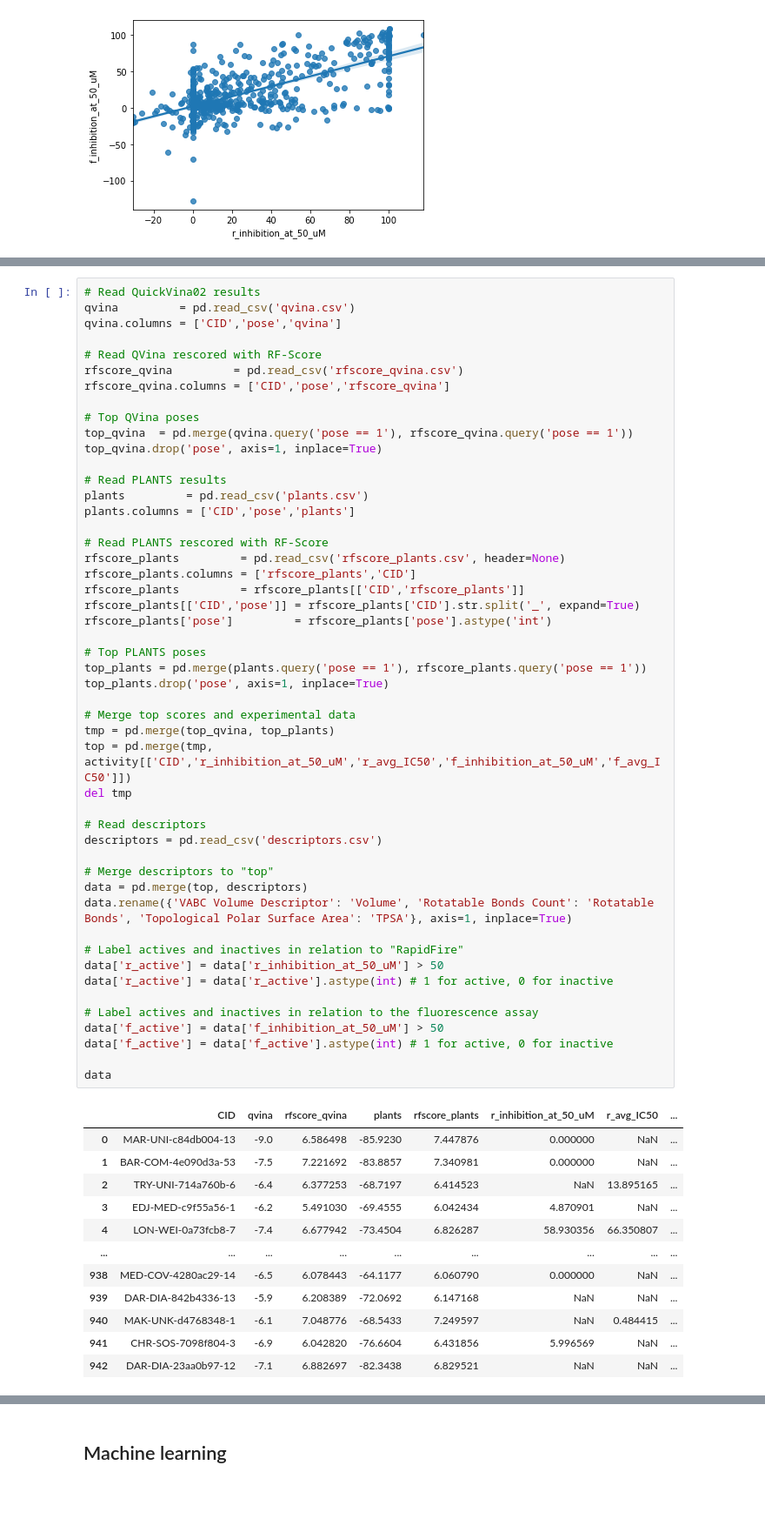
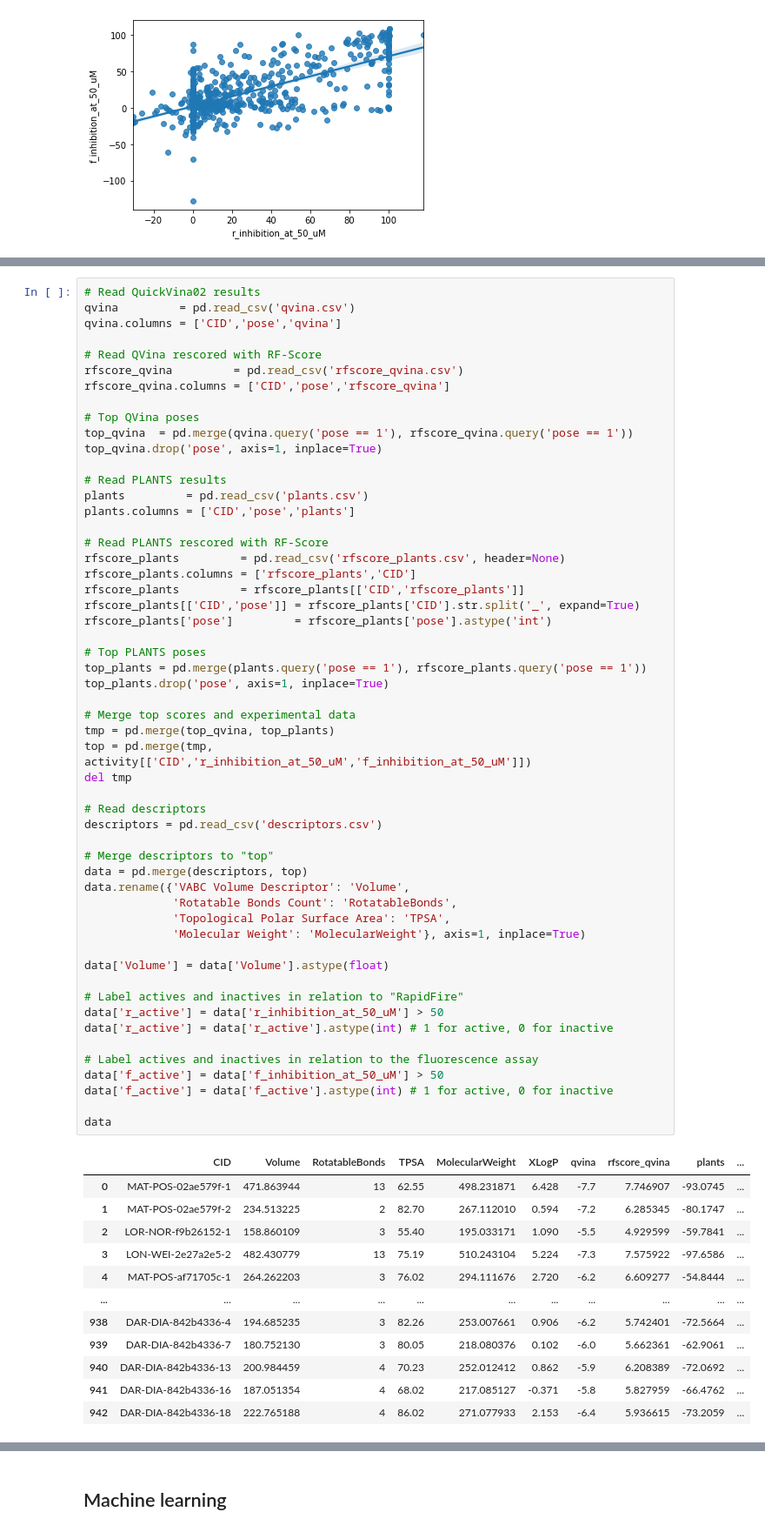
Before and after one commit to caiocrocha/SarsCov2Classifier, a Jupyter notebook: ML.ipynb, the cells around one changed output, grey strips where cells are left out. Shown at 87% size. Drawn from its saved outputs; the diff is of its cells as text; blank space fills up the shorter version.

```diff
--- a/ML.ipynb
+++ b/ML.ipynb
@@ -79,45 +94,50 @@ plants.columns = ['CID','pose','plants']
 # Read PLANTS rescored with RF-Score
 rfscore_plants         = pd.read_csv('rfscore_plants.csv', header=None)
 rfscore_plants.columns = ['rfscore_plants','CID']
 rfscore_plants         = rfscore_plants[['CID','rfscore_plants']]
 rfscore_plants[['CID','pose']] = rfscore_plants['CID'].str.split('_', expand=True)
 rfscore_plants['pose']         = rfscore_plants['pose'].astype('int')
 
 # Top PLANTS poses
 top_plants = pd.merge(plants.query('pose == 1'), rfscore_plants.query('pose == 1'))
 top_plants.drop('pose', axis=1, inplace=True)
 
 # Merge top scores and experimental data
 tmp = pd.merge(top_qvina, top_plants)
-top = pd.merge(tmp, activity[['CID','r_inhibition_at_50_uM','r_avg_IC50','f_inhibition_at_50_uM','f_avg_IC50']])
+top = pd.merge(tmp, activity[['CID','r_inhibition_at_50_uM','f_inhibition_at_50_uM']])
 del tmp
 
 # Read descriptors
 descriptors = pd.read_csv('descriptors.csv')
 
 # Merge descriptors to "top"
-data = pd.merge(top, descriptors)
-data.rename({'VABC Volume Descriptor': 'Volume', 'Rotatable Bonds Count': 'Rotatable Bonds', 'Topological Polar Surface Area': 'TPSA'}, axis=1, inplace=True)
+data = pd.merge(descriptors, top)
+data.rename({'VABC Volume Descriptor': 'Volume',
+             'Rotatable Bonds Count': 'RotatableBonds',
+             'Topological Polar Surface Area': 'TPSA',
+             'Molecular Weight': 'MolecularWeight'}, axis=1, inplace=True)
+
+data['Volume'] = data['Volume'].astype(float)
 
 # Label actives and inactives in relation to "RapidFire"
 data['r_active'] = data['r_inhibition_at_50_uM'] > 50
 data['r_active'] = data['r_active'].astype(int) # 1 for active, 0 for inactive
 
 # Label actives and inactives in relation to the fluorescence assay
 data['f_active'] = data['f_inhibition_at_50_uM'] > 50
 data['f_active'] = data['f_active'].astype(int) # 1 for active, 0 for inactive
 
 data
 # %% [output]
-|  | CID | qvina | rfscore_qvina | plants | rfscore_plants | r_inhibition_at_50_uM | r_avg_IC50 | ... |
-| 0 | MAR-UNI-c84db004-13 | -9.0 | 6.586498 | -85.9230 | 7.447876 | 0.000000 | NaN | ... |
-| 1 | BAR-COM-4e090d3a-53 | -7.5 | 7.221692 | -83.8857 | 7.340981 | 0.000000 | NaN | ... |
-| 2 | TRY-UNI-714a760b-6 | -6.4 | 6.377253 | -68.7197 | 6.414523 | NaN | 13.895165 | ... |
-| 3 | EDJ-MED-c9f55a56-1 | -6.2 | 5.491030 | -69.4555 | 6.042434 | 4.870901 | NaN | ... |
-| 4 | LON-WEI-0a73fcb8-7 | -7.4 | 6.677942 | -73.4504 | 6.826287 | 58.930356 | 66.350807 | ... |
-| ... | ... | ... | ... | ... | ... | ... | ... | ... |
-| 938 | MED-COV-4280ac29-14 | -6.5 | 6.078443 | -64.1177 | 6.060790 | 0.000000 | NaN | ... |
-| 939 | DAR-DIA-842b4336-13 | -5.9 | 6.208389 | -72.0692 | 6.147168 | NaN | NaN | ... |
-| 940 | MAK-UNK-d4768348-1 | -6.1 | 7.048776 | -68.5433 | 7.249597 | NaN | 0.484415 | ... |
-| 941 | CHR-SOS-7098f804-3 | -6.9 | 6.042820 | -76.6604 | 6.431856 | 5.996569 | NaN | ... |
-| 942 | DAR-DIA-23aa0b97-12 | -7.1 | 6.882697 | -82.3438 | 6.829521 | NaN | NaN | ... |
+|  | CID | Volume | RotatableBonds | TPSA | MolecularWeight | XLogP | qvina | rfscore_qvina | plants | ... |
+| 0 | MAT-POS-02ae579f-1 | 471.863944 | 13 | 62.55 | 498.231871 | 6.428 | -7.7 | 7.746907 | -93.0745 | ... |
+| 1 | MAT-POS-02ae579f-2 | 234.513225 | 2 | 82.70 | 267.112010 | 0.594 | -7.2 | 6.285345 | -80.1747 | ... |
+| 2 | LOR-NOR-f9b26152-1 | 158.860109 | 3 | 55.40 | 195.033171 | 1.090 | -5.5 | 4.929599 | -59.7841 | ... |
+| 3 | LON-WEI-2e27a2e5-2 | 482.430779 | 13 | 75.19 | 510.243104 | 5.224 | -7.3 | 7.575922 | -97.6586 | ... |
+| 4 | MAT-POS-af71705c-1 | 264.262203 | 3 | 76.02 | 294.111676 | 2.720 | -6.2 | 6.609277 | -54.8444 | ... |
+| ... | ... | ... | ... | ... | ... | ... | ... | ... | ... | ... |
+| 938 | DAR-DIA-842b4336-4 | 194.685235 | 3 | 82.26 | 253.007661 | 0.906 | -6.2 | 5.742401 | -72.5664 | ... |
+| 939 | DAR-DIA-842b4336-7 | 180.752130 | 3 | 80.05 | 218.080376 | 0.102 | -6.0 | 5.662361 | -62.9061 | ... |
+| 940 | DAR-DIA-842b4336-13 | 200.984459 | 4 | 70.23 | 252.012412 | 0.862 | -5.9 | 6.208389 | -72.0692 | ... |
+| 941 | DAR-DIA-842b4336-16 | 187.051354 | 4 | 68.02 | 217.085127 | -0.371 | -5.8 | 5.827959 | -66.4762 | ... |
+| 942 | DAR-DIA-842b4336-18 | 222.765188 | 4 | 86.02 | 271.077933 | 2.153 | -6.4 | 5.936615 | -73.2059 | ... |
```
Also changed, not shown: parts of 50 cells of this notebook, 2 other files.
